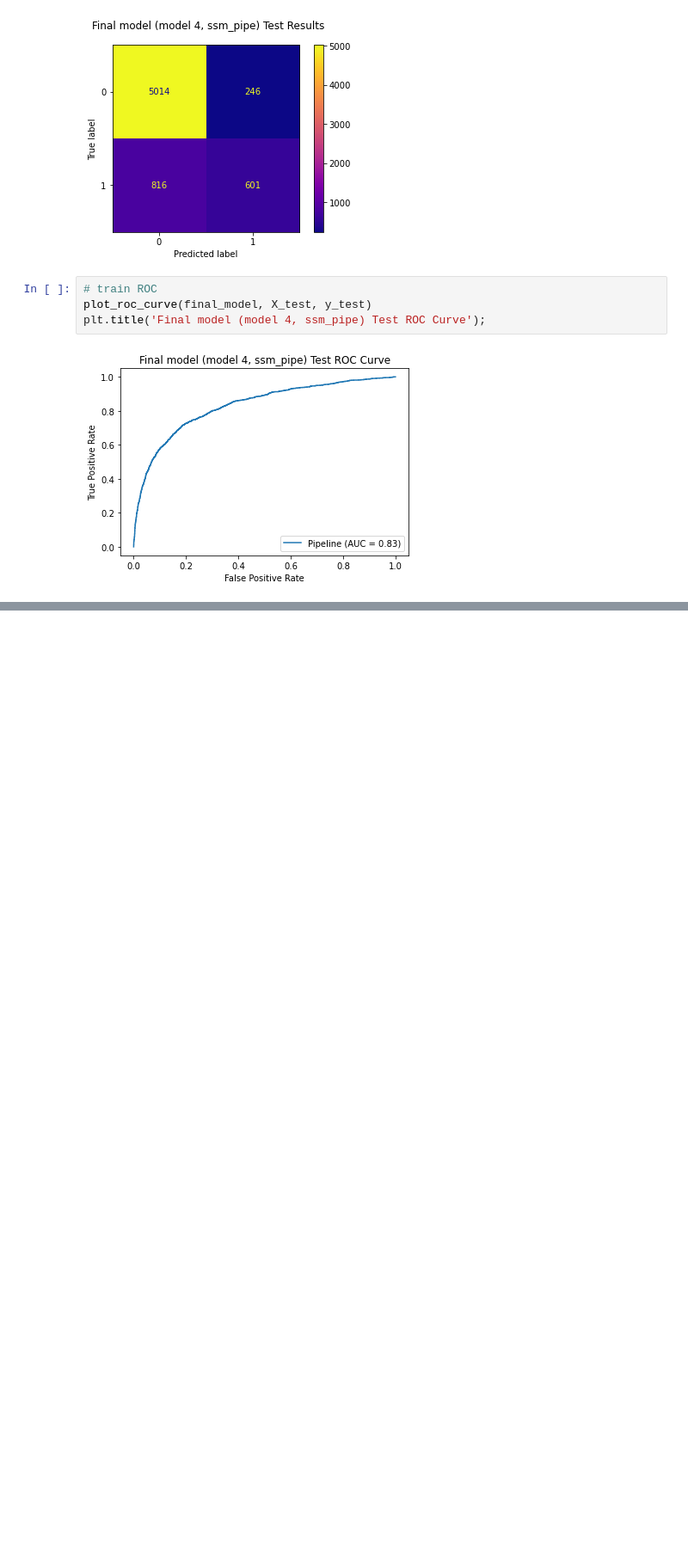
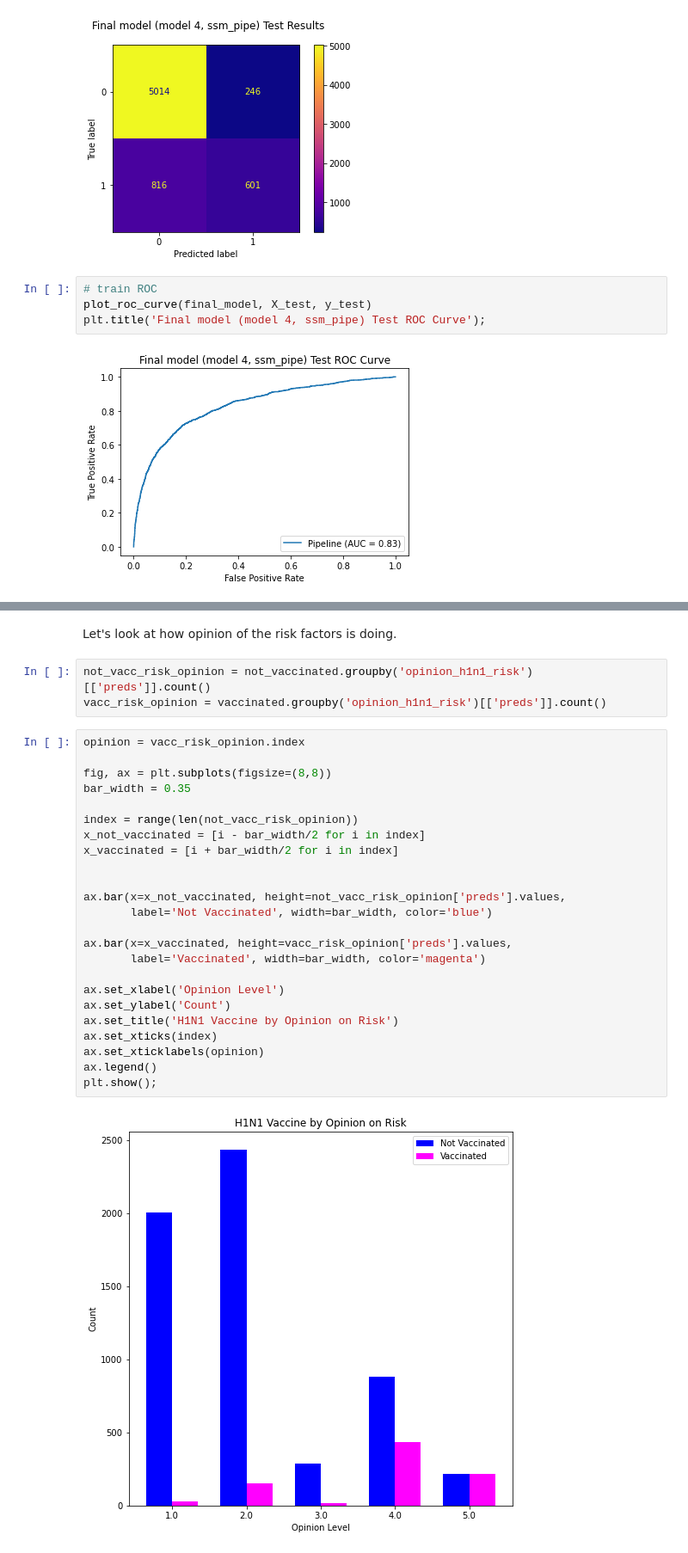
Before and after one commit to rachelhgoldstein/H1N1-Flu-Vaccines, a Jupyter notebook: Code/Model_Analysis.ipynb, the cells around one changed output, grey strips where cells are left out. Shown at 86% size. Drawn from its saved outputs; the diff is of its cells as text; blank space fills up the shorter version.

```diff
--- a/Code/Model Analysis.ipynb
+++ b/Code/Model_Analysis.ipynb
@@ -1665,0 +1802,31 @@ plt.title('Final model (model 4, ssm_pipe) Test ROC Curve');
+# %% [markdown]
+Let's look at how opinion of the risk factors is doing.
+# %%
+not_vacc_risk_opinion = not_vaccinated.groupby('opinion_h1n1_risk')[['preds']].count()
+vacc_risk_opinion = vaccinated.groupby('opinion_h1n1_risk')[['preds']].count()
+# %%
+opinion = vacc_risk_opinion.index
+
+fig, ax = plt.subplots(figsize=(8,8))
+bar_width = 0.35
+
+index = range(len(not_vacc_risk_opinion))
+x_not_vaccinated = [i - bar_width/2 for i in index]
+x_vaccinated = [i + bar_width/2 for i in index]
+
+
+ax.bar(x=x_not_vaccinated, height=not_vacc_risk_opinion['preds'].values,
+       label='Not Vaccinated', width=bar_width, color='blue')
+
+ax.bar(x=x_vaccinated, height=vacc_risk_opinion['preds'].values,
+       label='Vaccinated', width=bar_width, color='magenta')
+
+ax.set_xlabel('Opinion Level')
+ax.set_ylabel('Count')
+ax.set_title('H1N1 Vaccine by Opinion on Risk')
+ax.set_xticks(index)
+ax.set_xticklabels(opinion)
+ax.legend()
+plt.show();
+# %% [output]
+[figure, added]
```
Also changed, not shown: parts of 78 cells of this notebook, 2 other files.
